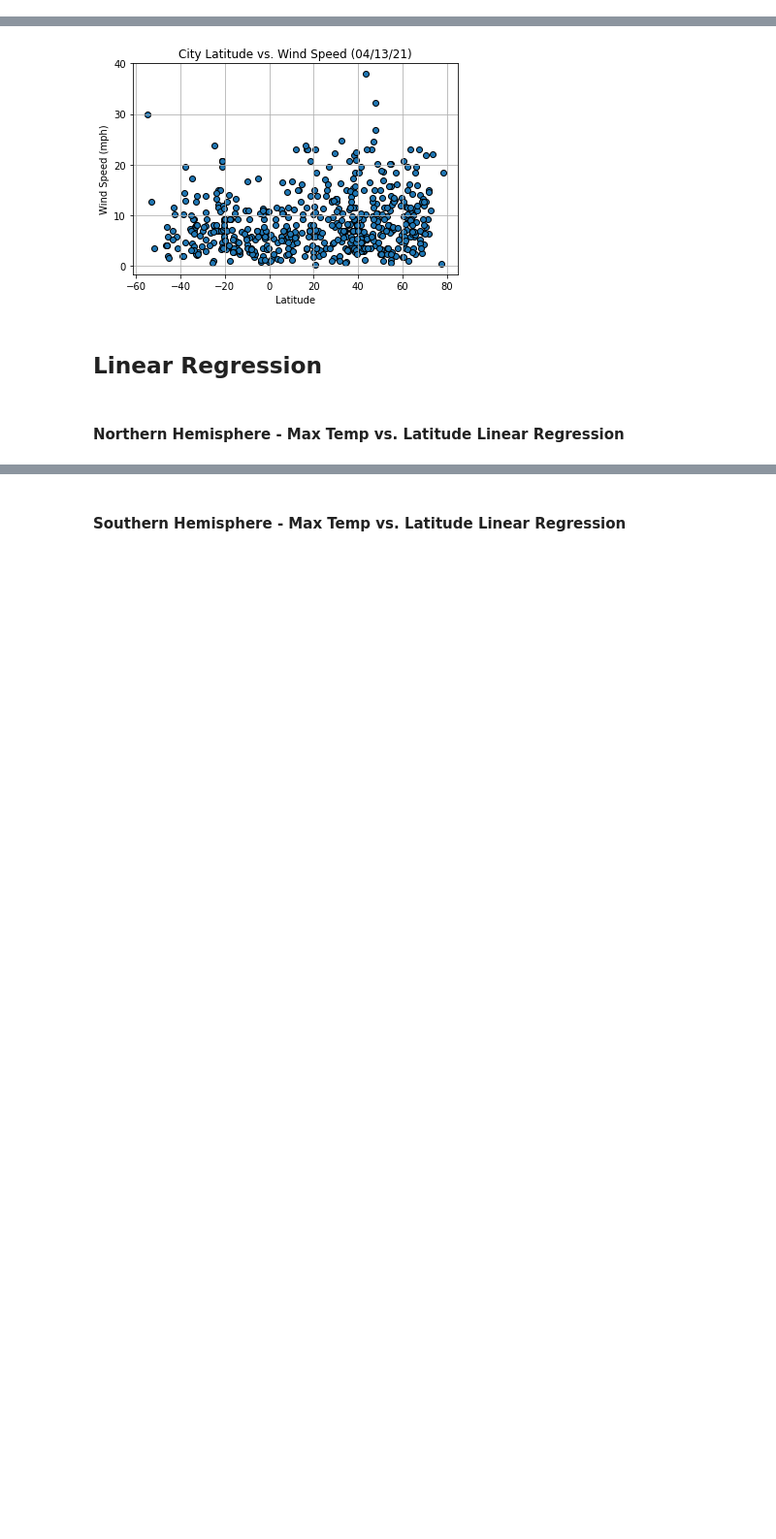
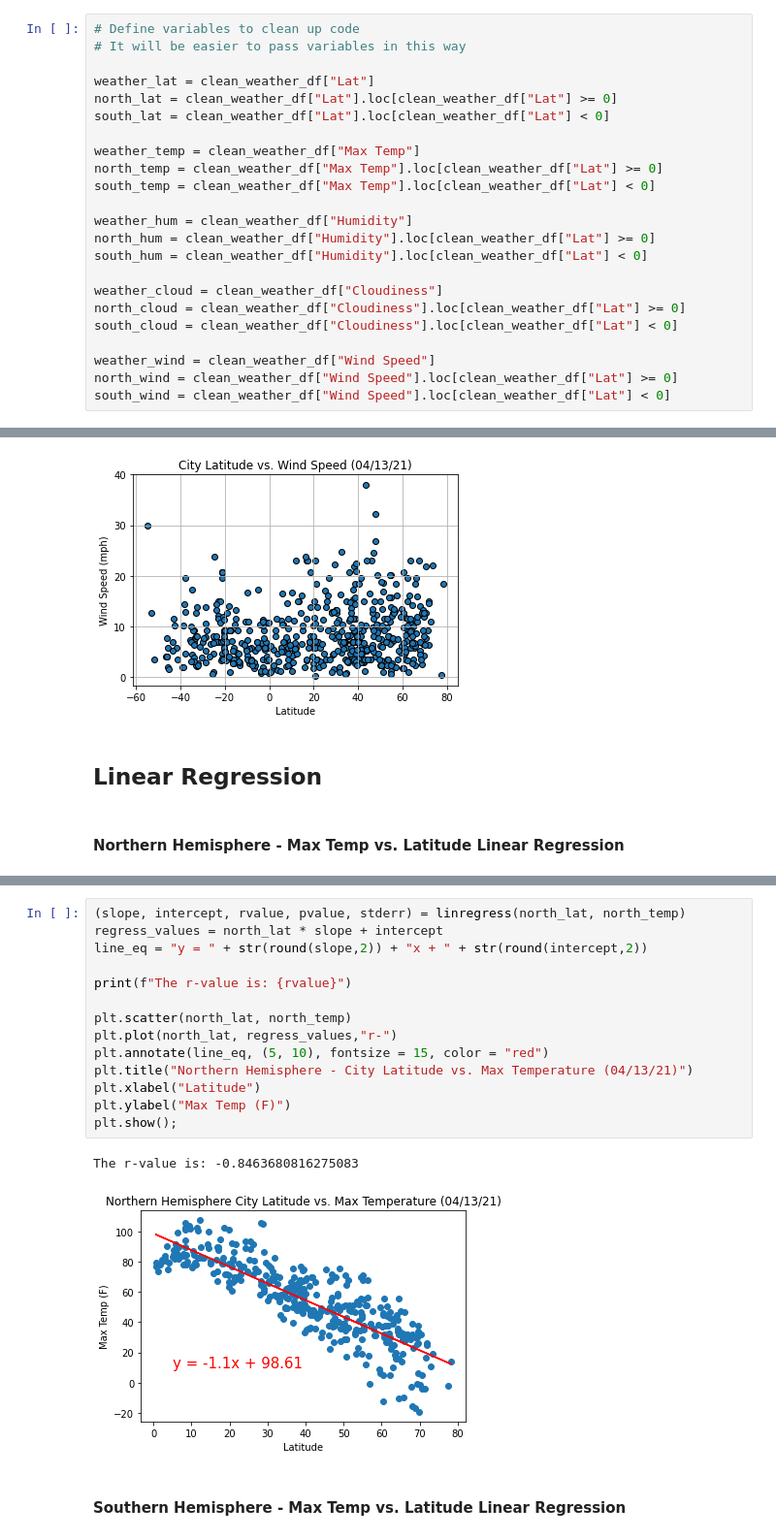
Before and after one commit to SyFlores/python-api-challenge, a Jupyter notebook: WeatherPy/WeatherPy.ipynb, the cells around one changed output, grey strips where cells are left out. Shown at 97% size. Saved outputs shown, nothing was run; the diff lists cells and outputs as text; blank space fills up the shorter version.

Commit message:
Reworked variables and performed linear regression.

```diff
--- a/WeatherPy/WeatherPy.ipynb
+++ b/WeatherPy/WeatherPy.ipynb
@@ -190,6 +190,29 @@ clean_weather_summ
 ## Plotting the Data
 * Use proper labeling of the plots using plot titles (including date of analysis) and axes labels.
 * Save the plotted figures as .pngs.
+# %%
+# Define variables to clean up code
+# It will be easier to pass variables in this way
+
+weather_lat = clean_weather_df["Lat"]
+north_lat = clean_weather_df["Lat"].loc[clean_weather_df["Lat"] >= 0]
+south_lat = clean_weather_df["Lat"].loc[clean_weather_df["Lat"] < 0]
+
+weather_temp = clean_weather_df["Max Temp"]
+north_temp = clean_weather_df["Max Temp"].loc[clean_weather_df["Lat"] >= 0]
+south_temp = clean_weather_df["Max Temp"].loc[clean_weather_df["Lat"] < 0]
+
+weather_hum = clean_weather_df["Humidity"]
+north_hum = clean_weather_df["Humidity"].loc[clean_weather_df["Lat"] >= 0]
+south_hum = clean_weather_df["Humidity"].loc[clean_weather_df["Lat"] < 0]
+
+weather_cloud = clean_weather_df["Cloudiness"]
+north_cloud = clean_weather_df["Cloudiness"].loc[clean_weather_df["Lat"] >= 0]
+south_cloud = clean_weather_df["Cloudiness"].loc[clean_weather_df["Lat"] < 0]
+
+weather_wind = clean_weather_df["Wind Speed"]
+north_wind = clean_weather_df["Wind Speed"].loc[clean_weather_df["Lat"] >= 0]
+south_wind = clean_weather_df["Wind Speed"].loc[clean_weather_df["Lat"] < 0]
 # %% [markdown]
 ## Latitude vs. Temperature Plot
 # %%
@@ -246,2 +265,19 @@ The r-value is: 0.46937863826630627
+# %%
+(slope, intercept, rvalue, pvalue, stderr) = linregress(north_lat, north_temp)
+regress_values = north_lat * slope + intercept
+line_eq = "y = " + str(round(slope,2)) + "x + " + str(round(intercept,2))
+
+print(f"The r-value is: {rvalue}")
+
+plt.scatter(north_lat, north_temp)
+plt.plot(north_lat, regress_values,"r-")
+plt.annotate(line_eq, (5, 10), fontsize = 15, color = "red")
+plt.title("Northern Hemisphere - City Latitude vs. Max Temperature (04/13/21)")
+plt.xlabel("Latitude")
+plt.ylabel("Max Temp (F)")
+plt.show();
+# %% [output]
+The r-value is: -0.8463680816275083
+[figure, added]
 # %% [markdown]
 ####  Southern Hemisphere - Max Temp vs. Latitude Linear Regression
```
Also changed, not shown: parts of 19 cells of this notebook.
